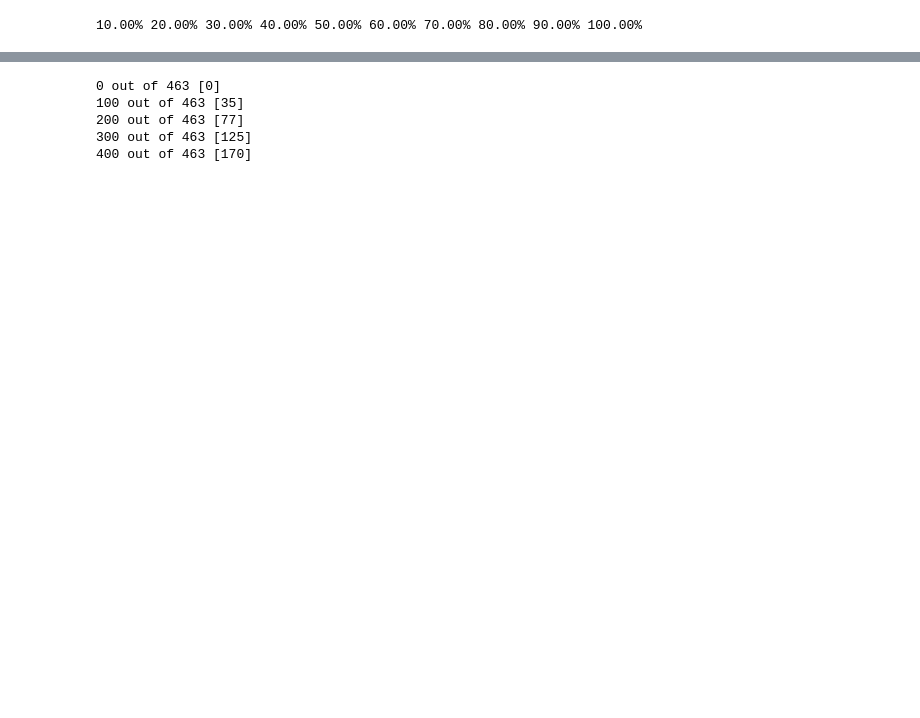
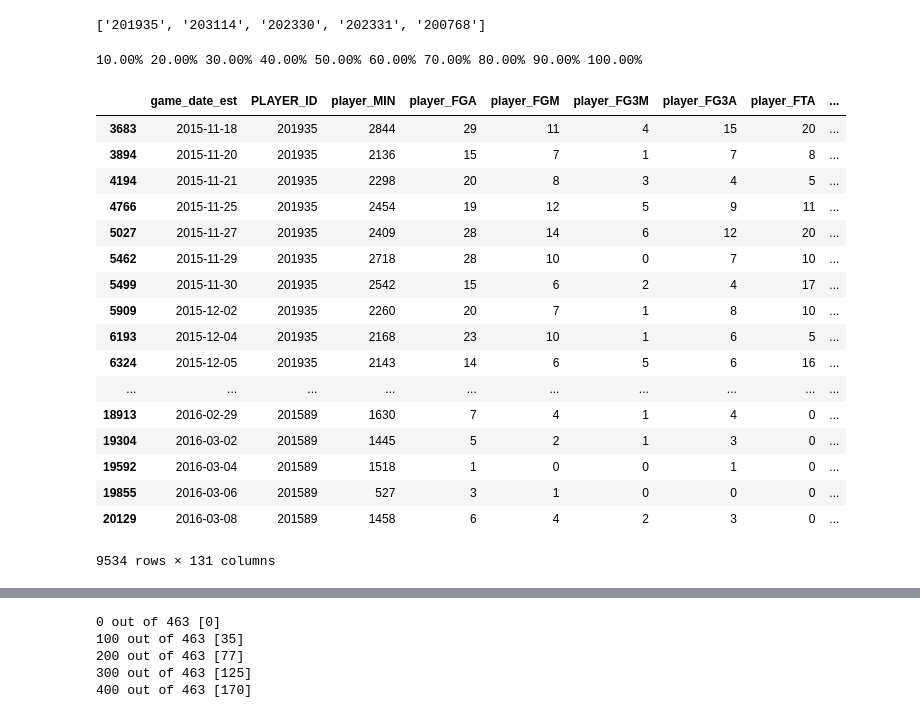
Before and after one commit to drewbanin/nba, a Jupyter notebook: nba fantasy.ipynb, the cells around one changed output, grey strips where cells are left out. Drawn from its saved outputs; the diff is of its cells as text; code cells hidden in the pictures; blank space fills up the shorter version.

```diff
--- a/nba fantasy.ipynb
+++ b/nba fantasy.ipynb
@@ -60,6 +70,10 @@ import operator
 sorted_play_times = sorted(player_play_time.iteritems(), key=operator.itemgetter(1), reverse=True)
 
 top_player_ids = [player_id for (player_id, playtime) in sorted_play_times[:200]]
+
+top_player_ids[0:5] # debug
+# %% [output]
+['201935', '203114', '202330', '202331', '200768']
 # %%
 cols = df.keys()
 initial_cols = cols
@@ -91,13 +105,31 @@ for i, player_id in enumerate(top_player_ids):
 # %%
 cols = player_games.keys()
 # we want score to come last!
 csv_cols = [col for col in cols if col not in excluded and col.endswith('_out')] + ['score']
 
-# normalize the output columns -- do we want to normalize the score here??
-#player_games[csv_cols] = player_games[csv_cols].apply(lambda x: (x - x.mean()) / (x.max() - x.min()))
-
 # exclude first 10 games of the season
 output_player_games = player_games[player_games['index'] > 10]
+
+output_player_games
+# %% [output]
+|  | game_date_est | PLAYER_ID | player_MIN | player_FGA | player_FGM | player_FG3M | player_FG3A | player_FTA | ... |
+| 3683 | 2015-11-18 | 201935 | 2844 | 29 | 11 | 4 | 15 | 20 | ... |
+| 3894 | 2015-11-20 | 201935 | 2136 | 15 | 7 | 1 | 7 | 8 | ... |
+| 4194 | 2015-11-21 | 201935 | 2298 | 20 | 8 | 3 | 4 | 5 | ... |
+| 4766 | 2015-11-25 | 201935 | 2454 | 19 | 12 | 5 | 9 | 11 | ... |
+| 5027 | 2015-11-27 | 201935 | 2409 | 28 | 14 | 6 | 12 | 20 | ... |
+| 5462 | 2015-11-29 | 201935 | 2718 | 28 | 10 | 0 | 7 | 10 | ... |
+| 5499 | 2015-11-30 | 201935 | 2542 | 15 | 6 | 2 | 4 | 17 | ... |
+| 5909 | 2015-12-02 | 201935 | 2260 | 20 | 7 | 1 | 8 | 10 | ... |
+| 6193 | 2015-12-04 | 201935 | 2168 | 23 | 10 | 1 | 6 | 5 | ... |
+| 6324 | 2015-12-05 | 201935 | 2143 | 14 | 6 | 5 | 6 | 16 | ... |
+| ... | ... | ... | ... | ... | ... | ... | ... | ... | ... |
+| 18913 | 2016-02-29 | 201589 | 1630 | 7 | 4 | 1 | 4 | 0 | ... |
+| 19304 | 2016-03-02 | 201589 | 1445 | 5 | 2 | 1 | 3 | 0 | ... |
+| 19592 | 2016-03-04 | 201589 | 1518 | 1 | 0 | 0 | 1 | 0 | ... |
+| 19855 | 2016-03-06 | 201589 | 527 | 3 | 1 | 0 | 0 | 0 | ... |
+| 20129 | 2016-03-08 | 201589 | 1458 | 6 | 4 | 2 | 3 | 0 | ... |
+9534 rows × 131 columns
 # %%
 data_cols = [col for col in csv_cols if col != 'score']
 target_cols = ['score']
```
Also changed, not shown: parts of 9 cells of this notebook.
